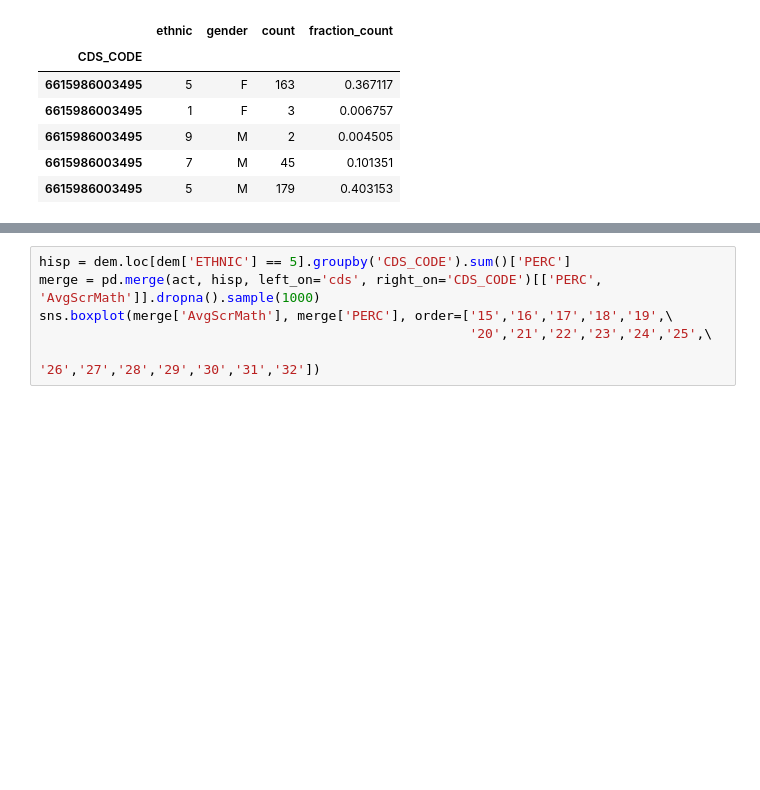
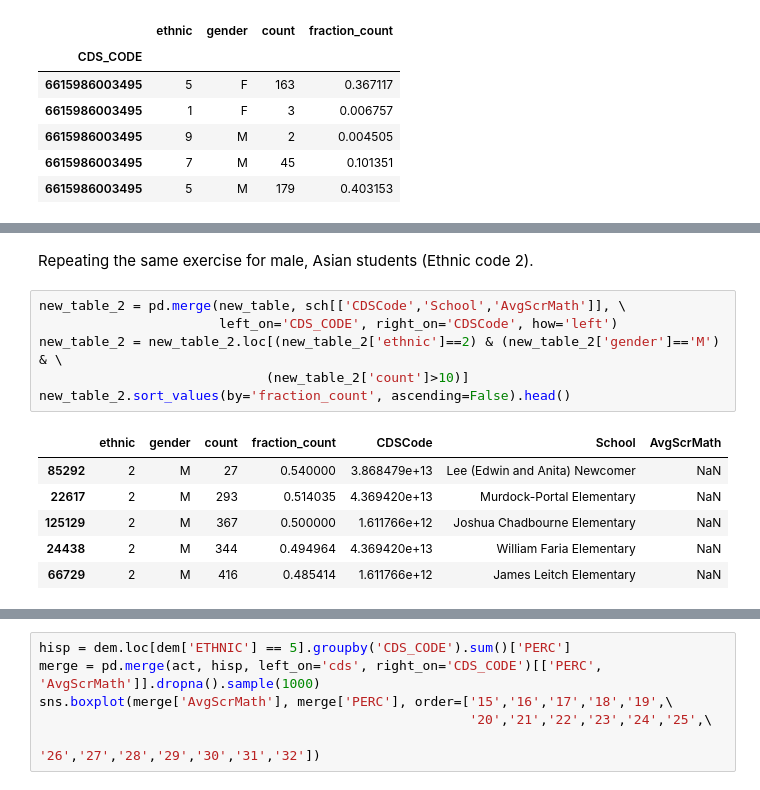
Before and after one commit to meme2515/HCE_project, a Jupyter notebook: proj1_draft.ipynb, the cells around one changed output, grey strips where cells are left out. Drawn from its saved outputs; the diff is of its cells as text; blank space fills up the shorter version.

```diff
--- a/proj1_draft.ipynb
+++ b/proj1_draft.ipynb
@@ -474,0 +469,15 @@ Let's see which restaurant has had the most extreme improvement in its rating. L
+# %% [markdown]
+Repeating the same exercise for male, Asian students (Ethnic code 2).
+# %%
+new_table_2 = pd.merge(new_table, sch[['CDSCode','School','AvgScrMath']], \
+                       left_on='CDS_CODE', right_on='CDSCode', how='left')
+new_table_2 = new_table_2.loc[(new_table_2['ethnic']==2) & (new_table_2['gender']=='M') & \
+                             (new_table_2['count']>10)]
+new_table_2.sort_values(by='fraction_count', ascending=False).head()
+# %% [output]
+|  | ethnic | gender | count | fraction_count | CDSCode | School | AvgScrMath |
+| 85292 | 2 | M | 27 | 0.540000 | 3.868479e+13 | Lee (Edwin and Anita) Newcomer | NaN |
+| 22617 | 2 | M | 293 | 0.514035 | 4.369420e+13 | Murdock-Portal Elementary | NaN |
+| 125129 | 2 | M | 367 | 0.500000 | 1.611766e+12 | Joshua Chadbourne Elementary | NaN |
+| 24438 | 2 | M | 344 | 0.494964 | 4.369420e+13 | William Faria Elementary | NaN |
+| 66729 | 2 | M | 416 | 0.485414 | 1.611766e+12 | James Leitch Elementary | NaN |
```
Also changed, not shown: parts of 6 cells of this notebook.
